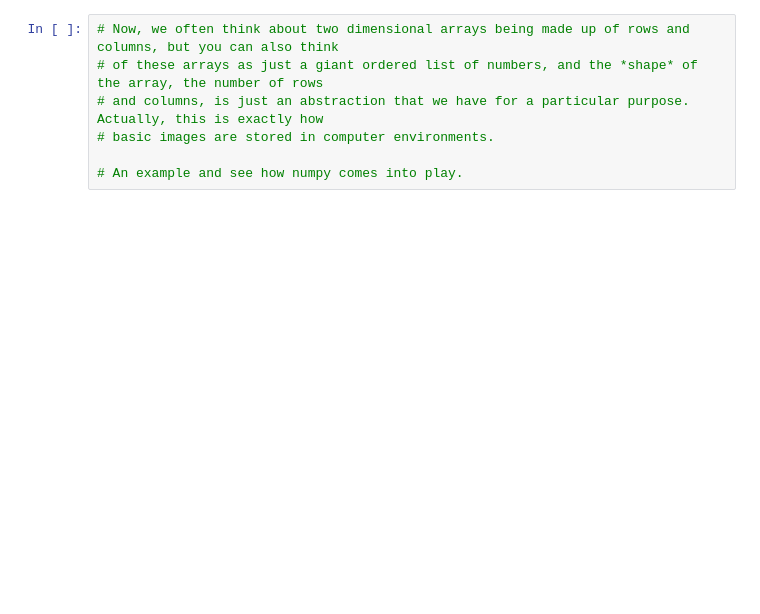
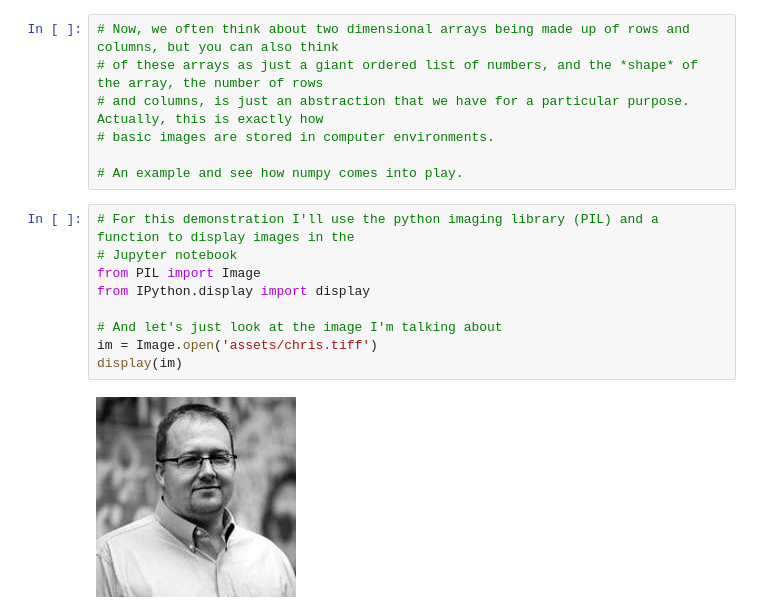
Before and after one commit to al102030/Machine-Learning-Course-C1, a Jupyter notebook: dataframes.ipynb, the cells around one changed output. Drawn from its saved outputs; the diff is of its cells as text; blank space fills up the shorter version.

```diff
--- a/dataframes.ipynb
+++ b/dataframes.ipynb
@@ -598,3 +643,14 @@ print(b)
 # basic images are stored in computer environments.
 
 # An example and see how numpy comes into play.
+# %%
+# For this demonstration I'll use the python imaging library (PIL) and a function to display images in the
+# Jupyter notebook
+from PIL import Image
+from IPython.display import display
+
+# And let's just look at the image I'm talking about
+im = Image.open('assets/chris.tiff')
+display(im)
+# %% [output]
+[figure, added]
```
Also changed, not shown: parts of 54 cells of this notebook, 5 other files.
